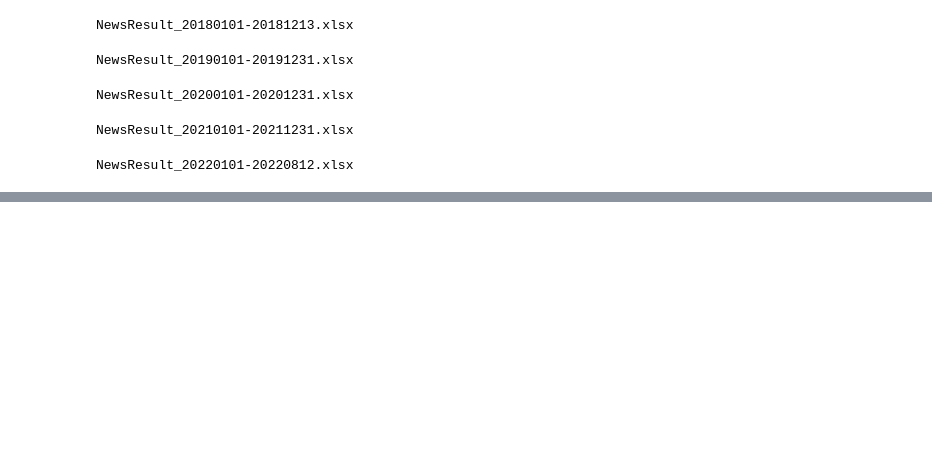
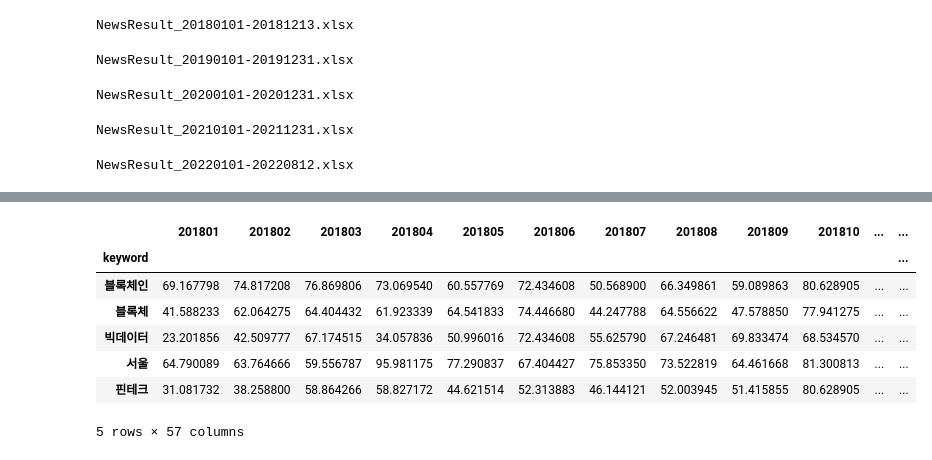
Before and after one commit to ho2921ho/BerTopic, a Jupyter notebook: BerTopic.ipynb, the cells around one changed output, grey strips where cells are left out. Cells and saved outputs as stored; diff of their text form; code cells hidden in the pictures; blank space fills up the shorter version.

```diff
--- a/BerTopic.ipynb
+++ b/BerTopic.ipynb
@@ -392,0 +182,11 @@ model.visualize_distribution(probabilities[0])
+# %%
+df2.sort_values(by = 'slope',ascending = True)[0:5]
+# %% [output]
+|  | 201801 | 201802 | 201803 | 201804 | 201805 | 201806 | 201807 | 201808 | 201809 | 201810 | ... | ... |
+| keyword |  |  |  |  |  |  |  |  |  |  |  | ... |
+| 블록체인 | 69.167798 | 74.817208 | 76.869806 | 73.069540 | 60.557769 | 72.434608 | 50.568900 | 66.349861 | 59.089863 | 80.628905 | ... | ... |
+| 블록체 | 41.588233 | 62.064275 | 64.404432 | 61.923339 | 64.541833 | 74.446680 | 44.247788 | 64.556622 | 47.578850 | 77.941275 | ... | ... |
+| 빅데이터 | 23.201856 | 42.509777 | 67.174515 | 34.057836 | 50.996016 | 72.434608 | 55.625790 | 67.246481 | 69.833474 | 68.534570 | ... | ... |
+| 서울 | 64.790089 | 63.764666 | 59.556787 | 95.981175 | 77.290837 | 67.404427 | 75.853350 | 73.522819 | 64.461668 | 81.300813 | ... | ... |
+| 핀테크 | 31.081732 | 38.258800 | 58.864266 | 58.827172 | 44.621514 | 52.313883 | 46.144121 | 52.003945 | 51.415855 | 80.628905 | ... | ... |
+5 rows × 57 columns
```
Also changed, not shown: parts of 49 cells of this notebook, 10 other files.
